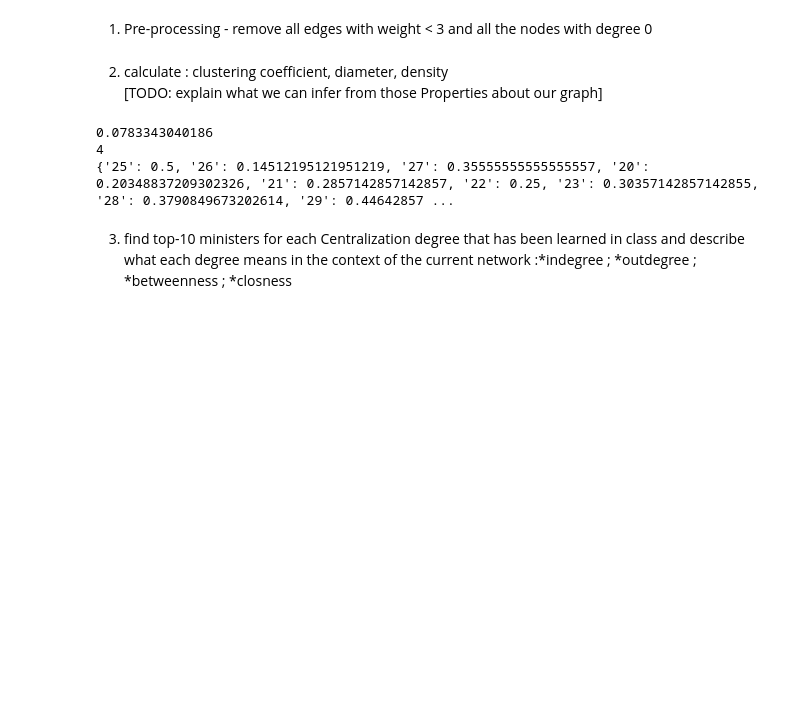
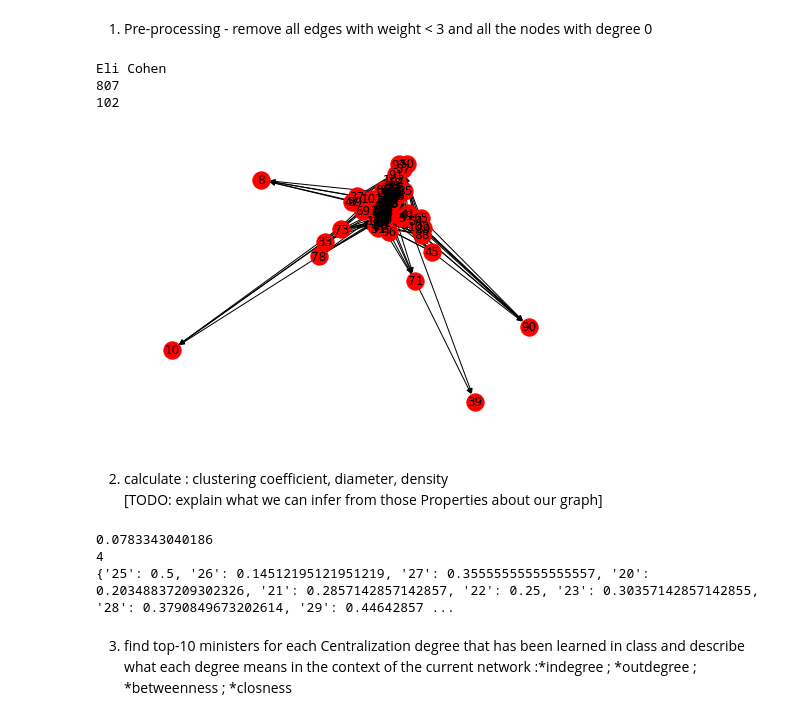
Before and after one commit to goolime/SNA_HW2, a Jupyter notebook: ex2.ipynb, the cells around one changed output. Cells and saved outputs as stored; diff of their text form; code cells hidden in the pictures; blank space fills up the shorter version.

```diff
--- a/ex2.ipynb
+++ b/ex2.ipynb
@@ -24,8 +24,16 @@ for u in G.nodes:
         nodes_to_remove.append(u)
 G.remove_nodes_from(nodes_to_remove)
 
-#print G.number_of_edges()
-#print G.number_of_nodes()
+print G.number_of_edges()
+print G.number_of_nodes()
+# %% [output]
+Eli Cohen
+807
+102
+# %%
+nx.draw_spring(G, with_labels=True)
+# %% [output]
+[figure, added]
 # %% [markdown]
 2) calculate : clustering coefficient, diameter, density
 [TODO: explain what we can infer from those Properties about our graph]
```
Also changed, not shown: parts of 8 cells of this notebook.
